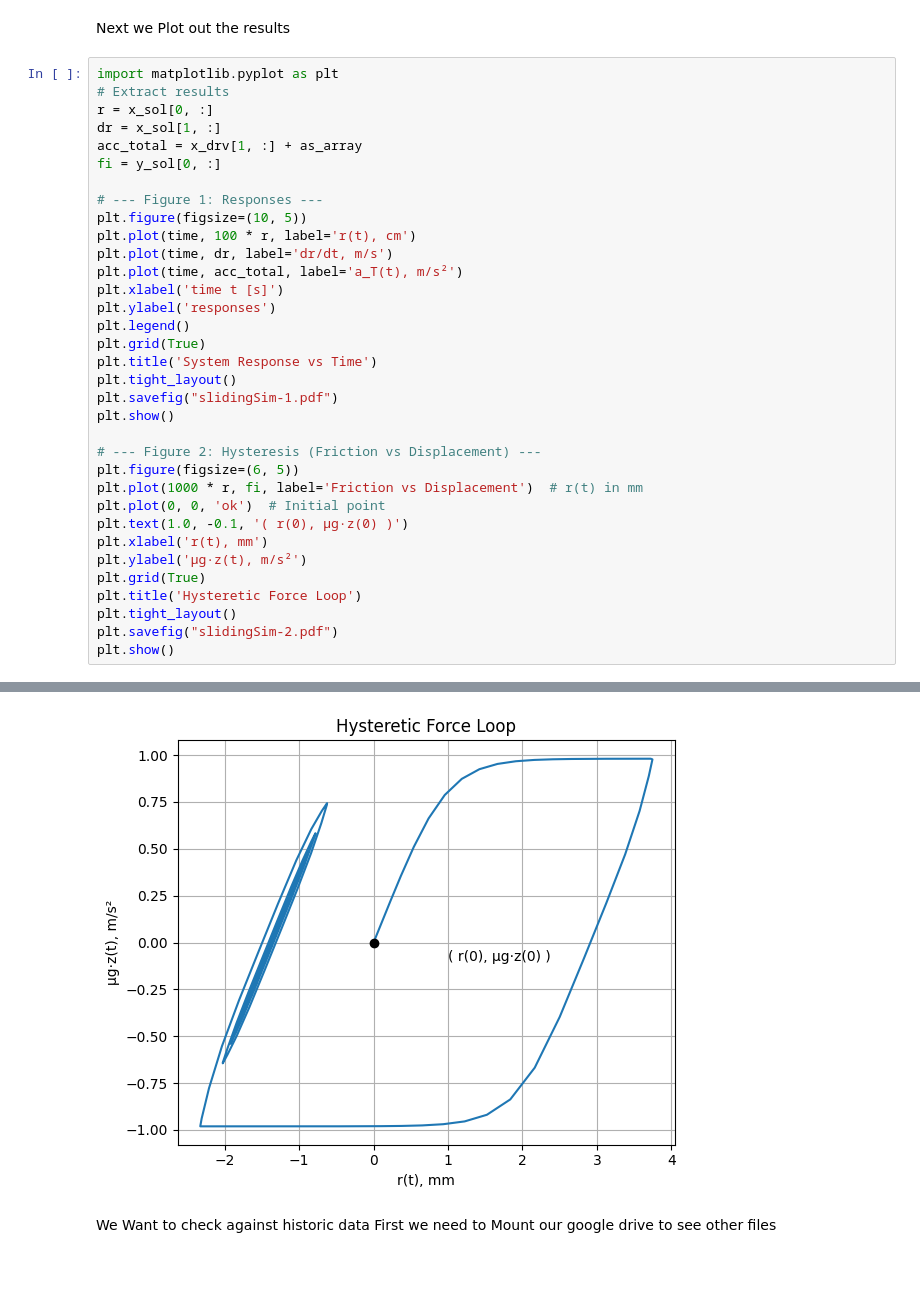
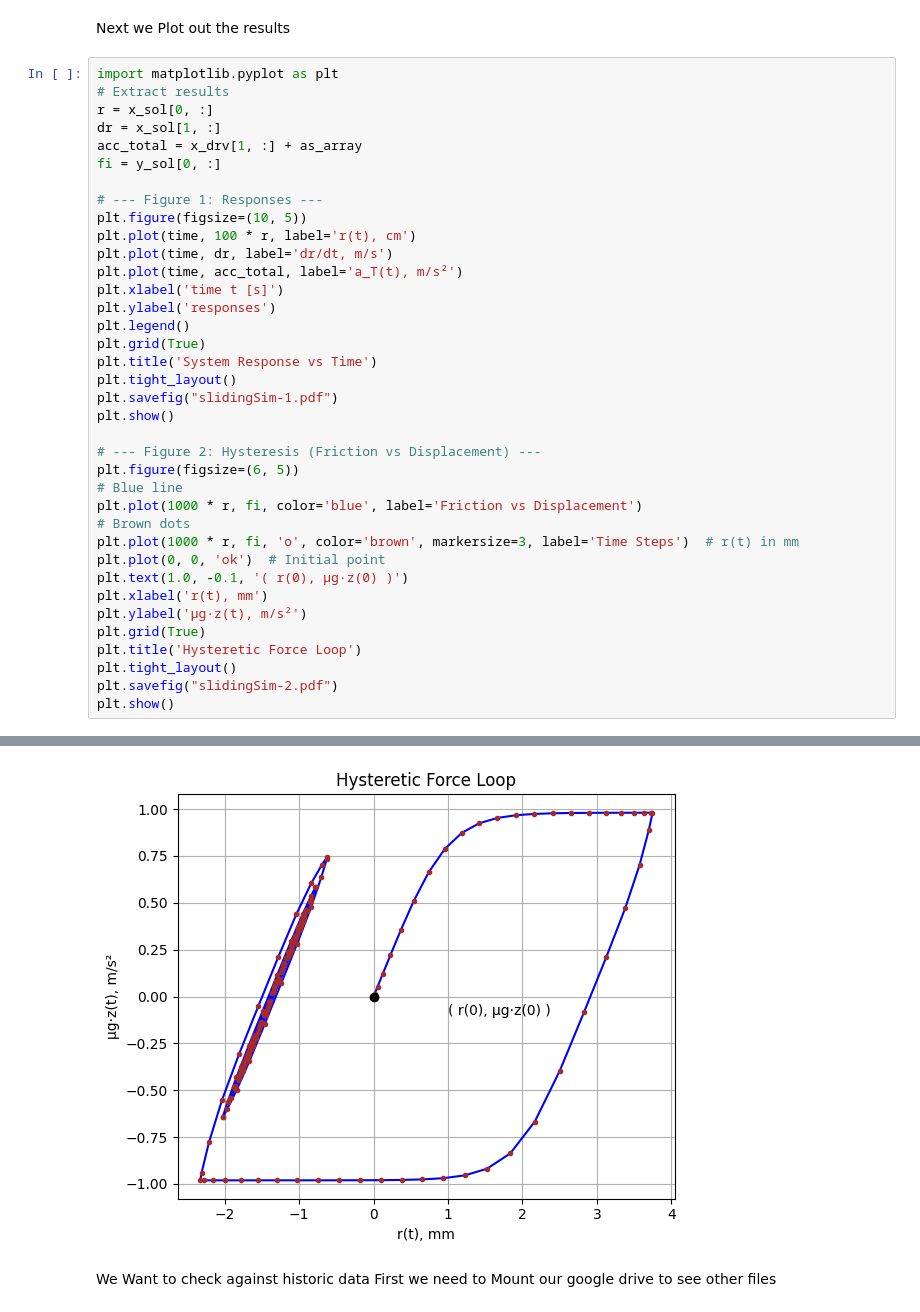
Before and after one commit to Ajjme/Feedback_Systems, a Jupyter notebook: Sliding_Simulation.ipynb, the cells around one changed output, grey strips where cells are left out. Cells and saved outputs as stored; diff of their text form; blank space fills up the shorter version.

```diff
--- a/Sliding_Simulation.ipynb
+++ b/Sliding_Simulation.ipynb
@@ -166,35 +166,38 @@ dr = x_sol[1, :]
 acc_total = x_drv[1, :] + as_array
 fi = y_sol[0, :]
 
 # --- Figure 1: Responses ---
 plt.figure(figsize=(10, 5))
 plt.plot(time, 100 * r, label='r(t), cm')
 plt.plot(time, dr, label='dr/dt, m/s')
 plt.plot(time, acc_total, label='a_T(t), m/s²')
 plt.xlabel('time t [s]')
 plt.ylabel('responses')
 plt.legend()
 plt.grid(True)
 plt.title('System Response vs Time')
 plt.tight_layout()
 plt.savefig("slidingSim-1.pdf")
 plt.show()
 
 # --- Figure 2: Hysteresis (Friction vs Displacement) ---
 plt.figure(figsize=(6, 5))
-plt.plot(1000 * r, fi, label='Friction vs Displacement')  # r(t) in mm
+# Blue line
+plt.plot(1000 * r, fi, color='blue', label='Friction vs Displacement')
+# Brown dots
+plt.plot(1000 * r, fi, 'o', color='brown', markersize=3, label='Time Steps')  # r(t) in mm
 plt.plot(0, 0, 'ok')  # Initial point
 plt.text(1.0, -0.1, '( r(0), μg·z(0) )')
 plt.xlabel('r(t), mm')
 plt.ylabel('μg·z(t), m/s²')
 plt.grid(True)
 plt.title('Hysteretic Force Loop')
 plt.tight_layout()
 plt.savefig("slidingSim-2.pdf")
 plt.show()
 # %% [output]
 [figure]
-[figure, old version]
+[figure, new version]
 # %% [markdown]
 We Want to check against historic data
 First we need to Mount our google drive to see other files
```
Also changed, not shown: parts of 1 cell of this notebook.
